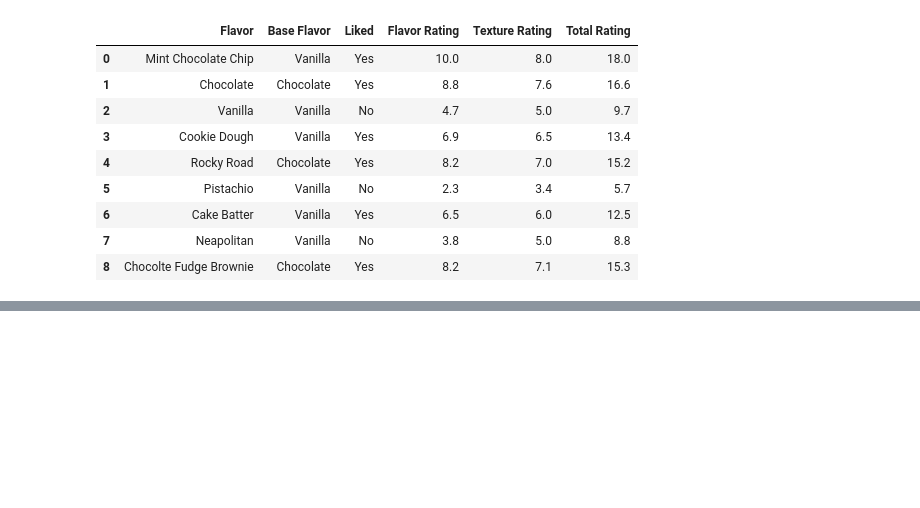
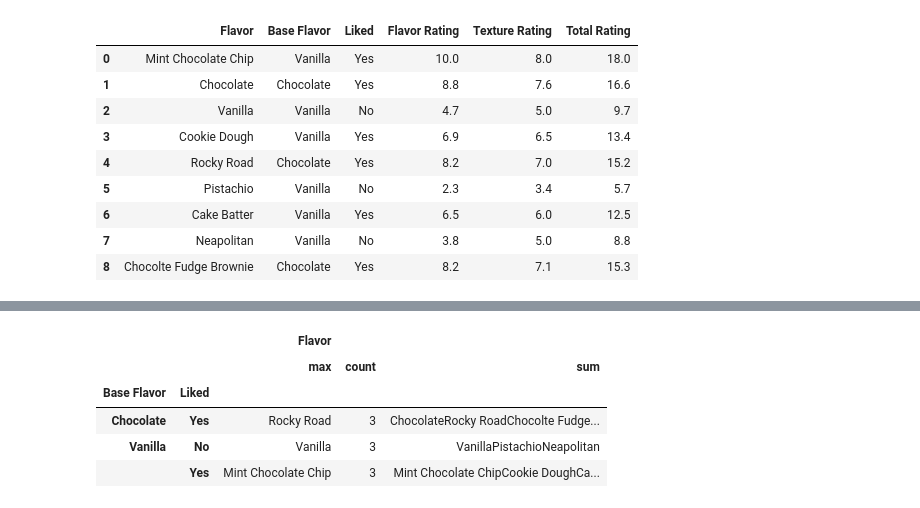
Before and after one commit to alb1nut/Pandas, a Jupyter notebook: Pandas.ipynb, the cells around one changed output, grey strips where cells are left out. Cells and saved outputs as stored; diff of their text form; code cells hidden in the pictures; blank space fills up the shorter version.

```diff
--- a/Pandas.ipynb
+++ b/Pandas.ipynb
@@ -382,0 +419,9 @@ TypeError: Could not convert ChocolateRocky RoadChocolte Fudge Brownie to numeri
+# %%
+df.groupby(['Base Flavor','Liked']).agg({'Flavor': ['max','count','sum']})
+# %% [output]
+|  |  | Flavor |  |  |
+|  |  | max | count | sum |
+| Base Flavor | Liked |  |  |  |
+| Chocolate | Yes | Rocky Road | 3 | ChocolateRocky RoadChocolte Fudge... |
+| Vanilla | No | Vanilla | 3 | VanillaPistachioNeapolitan |
+|  | Yes | Mint Chocolate Chip | 3 | Mint Chocolate ChipCookie DoughCa... |
```
Also changed, not shown: parts of 7 cells of this notebook.
